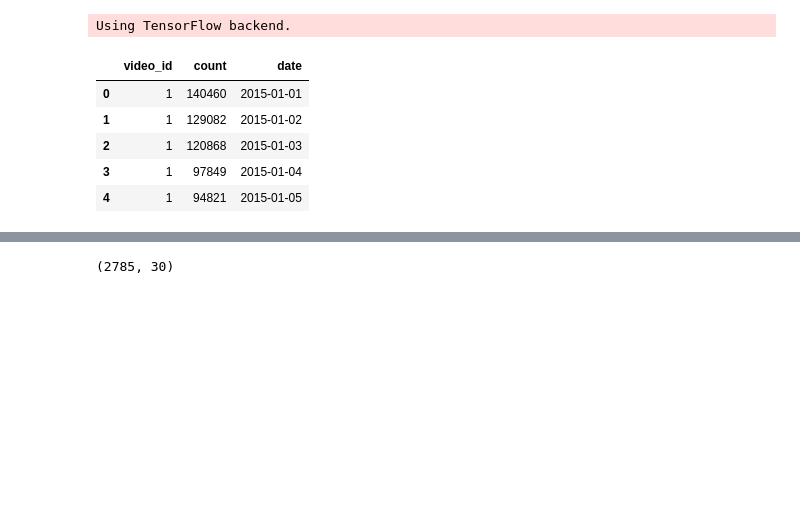
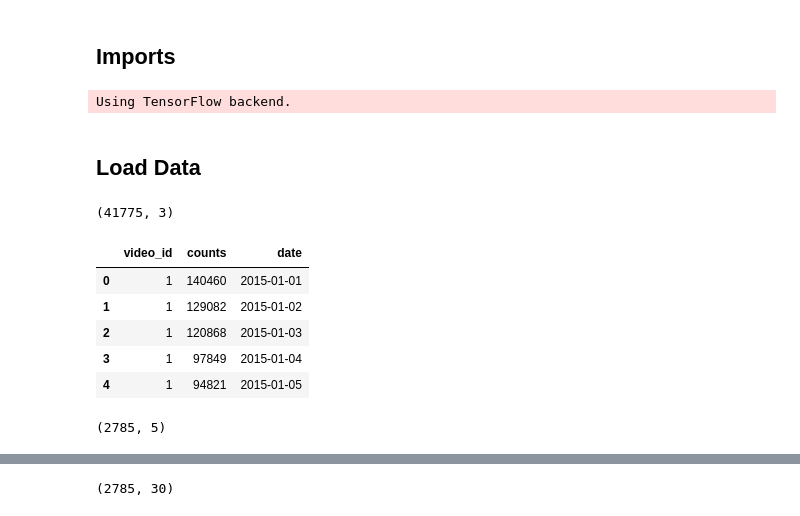
Before and after one commit to jordaninturrisi/Amazon_AWS_Research_Scientist_Challenge, a Jupyter notebook: Question2.ipynb, the cells around one changed output, grey strips where cells are left out. Saved outputs shown, nothing was run; the diff lists cells and outputs as text; code cells hidden in the pictures; blank space fills up the shorter version.

```diff
--- a/Question2.ipynb
+++ b/Question2.ipynb
@@ -1,3 +1,5 @@
+# %% [markdown]
+## Imports
 # %%
 import keras
 import time
@@ -19,19 +21,31 @@ plt.rcParams['image.cmap'] = 'gray'
 % autoreload 2
 # %% [output]
 Using TensorFlow backend.
+# %% [markdown]
+## Load Data
 # %%
 # Load data
-data = pd.read_csv('data/challenge_2/video_count.csv')
+video_data = pd.read_csv('data/challenge_2/video_count.csv')
 
 # Sort data by video ID and date
-data = data.sort_values(by=['video_id', 'date'])
-data = data.reset_index(drop=True)
+video_data = video_data.sort_values(by=['video_id', 'date'])
+video_data = video_data.reset_index(drop=True)
+video_data.shape
+# %% [output]
+(41775, 3)
 # %%
-data.head(5)
+video_data.head(5)
 # %% [output]
-|  | video_id | count | date |
+|  | video_id | counts | date |
 | 0 | 1 | 140460 | 2015-01-01 |
 | 1 | 1 | 129082 | 2015-01-02 |
 | 2 | 1 | 120868 | 2015-01-03 |
 | 3 | 1 | 97849 | 2015-01-04 |
 | 4 | 1 | 94821 | 2015-01-05 |
+# %%
+video_features = pd.read_csv('data/challenge_2/video_features.csv')
+video_features = video_features.sort_values(by=['video_id'])
+video_features = video_features.reset_index(drop=True)
+video_features.shape
+# %% [output]
+(2785, 5)
```
Also changed, not shown: parts of 17 cells of this notebook.
